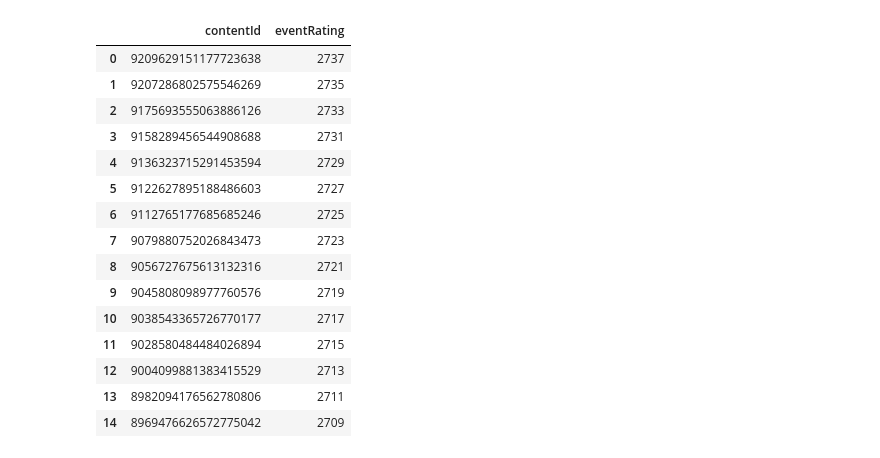
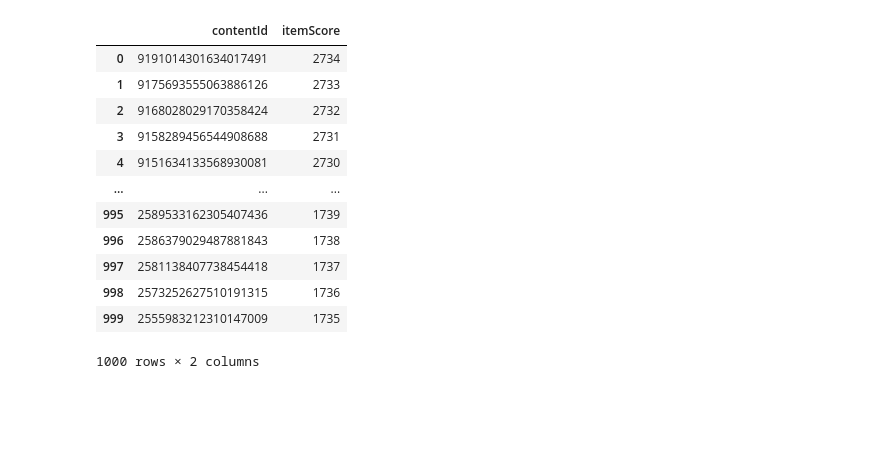
Before and after one commit to MK473203/NLP_project_35, a Jupyter notebook: project_1-3.ipynb, the cells around one changed output. Saved outputs shown, nothing was run; the diff lists cells and outputs as text; code cells hidden in the pictures; blank space fills up the shorter version.

```diff
--- a/project_1-3.ipynb
+++ b/project_1-3.ipynb
@@ -359,7 +133,7 @@ class CFrecommender2:
 
         #use train data
         self.matrix = csr_matrix(train_set_index.pivot_table(index='personId', columns='contentId', values='eventRating', fill_value=0))
-        #self.matrix_test = csr_matrix(test_set_index.pivot_table(index='personId', columns='contentId', values='eventRating', fill_value=0))
+        #self.matrix = csr_matrix(test_set_index.pivot_table(index='personId', columns='contentId', values='eventRating', fill_value=0))
 
         self.users = dict(zip(user_ids, list(range(len(user_ids)))))
         self.contents = dict(zip(content_ids, list(range(len(content_ids)))))
@@ -374,14 +148,21 @@ class CFrecommender2:
         return self.MODEL_NAME
 
 
-    def users_highest_item(self, user_id):
+    def users_highest_item(self, user_id, item_based, items_to_ignore=[]):
         user_list = interactions_df[interactions_df['personId'] == user_id]
-        #print(user_list)
-        highest_rated_item = user_list[user_list['eventRating'] == max(user_list['eventRating'])]['contentId'].iloc[0]
+        highest_rated_items = user_list[user_list['eventRating'] == max(user_list['eventRating'])]['contentId']
+        if item_based:
+            highest_rated_item = highest_rated_items.iloc[0]
+        elif not item_based:
+            highest_rated_item = [item for idx, item in enumerate(highest_rated_items) if item not in items_to_ignore]
+            if len(highest_rated_item)==0:
+                highest_rated_item = []
+            else:
+                highest_rated_item = highest_rated_item[0]
         #print(highest_rated_item)
         return(highest_rated_item)
 
-    def find_similar(self, matrix, item_based=True):
+    def find_similar(self, matrix, item_based):
         if item_based:
             # For item-based collaborative filtering, transpose the matrix
             matrix = matrix.T
@@ -390,16 +171,19 @@ class CFrecommender2:
         similarity_matrix = cosine_similarity(matrix, dense_output=False)
         return similarity_matrix
 
-    def recommend_items(self, user_id, items_to_ignore=[], topn=15, item_based=True, verbose=False):
+    def recommend_items(self, user_id, items_to_ignore=[], topn=1000, item_based=True, verbose=False):
+        item_based=self.item_based
+        similarity_matrix = self.find_similar(self.matrix, item_based)
 
-        similarity_matrix = self.find_similar(self.matrix, item_based)
+        #if not item_based:
+        #    print("no")
 
         if item_based:
 
         # Get the index of the user in the matrix
             user_index = self.users.get(user_id)
 
-            similar_item_to = self.users_highest_item(user_id)
+            similar_item_to = self.users_highest_item(user_id, item_based)
 
             # Compute the scores based on cosine similarity
             scores = similarity_matrix[self.contents.get(similar_item_to)]
@@ -409,7 +193,7 @@ class CFrecommender2:
             #scores = np.array([score if idx not in items_to_ignore else -1 for idx, score in enumerate(scores)])
             scores = np.array([score if self.contents_inv.get(idx) not in items_to_ignore else -1 for idx, score in enumerate(scores)])
 
-            recommended_item_indices = np.argsort(scores, kind='heapsort')[::-2][:topn]
+            recommended_item_indices = np.argsort(scores, kind='heapsort')[::-1][:topn]
 
         #    Get contentIds and scores for top items
             recommended_items = [self.contents_inv.get(idx) for idx in recommended_item_indices]
@@ -418,52 +202,52 @@ class CFrecommender2:
         elif not item_based:
             user_index = self.users.get(user_id)
             scores = similarity_matrix[user_index]
             scores = pd.DataFrame(scores.todense())
             #recommended_items = [self.users_highest_item(user) for user in recommended_users]
             # Get indices of top items
-            recommended_item_indices = np.argsort(scores, kind='heapsort')[::-2][:topn]
+            recommended_item_indices = np.argsort(scores, kind='heapsort')[::-1][:topn]
 
             # Get contentIds and scores for top items
-            recommended_items = [self.users_highest_item(self.users_inv(idx)) for idx in recommended_item_indices]
+            recommended_items = [self.users_highest_item(self.users_inv.get(idx), item_based, items_to_ignore) for idx in recommended_item_indices]
             scores = [scores[idx] for idx in recommended_item_indices]
 
         recommendations_df = pd.DataFrame({
             'contentId': recommended_items,
-            'eventRating': scores
+            'itemScore': scores
         })
+
+        if recommendations_df.empty:
+            print("Empty", user_id, item_based, len(items_to_ignore))
 
         if verbose:
             if self.items is None:
                 raise Exception('"items_df" is required in verbose mode')
 
             recommendations_df = recommendations_df.merge(self.items, how = 'left',
                                                           left_on = 'contentId',
                                                           right_on = 'contentId')[['eventRating', 'contentId', 'title', 'url', 'lang']]
 
 
         return recommendations_df
 
 
 user_recommender_model2 = CFrecommender2(items=articles, item_based=False)
 item_recommender_model2 = CFrecommender2(items=articles, item_based=True)
 item_recommender_model2.recommend_items(-9016528795238256703)
 # %% [output]
-|  | contentId | eventRating |
-| 0 | 9209629151177723638 | 2737 |
-| 1 | 9207286802575546269 | 2735 |
-| 2 | 9175693555063886126 | 2733 |
+|  | contentId | itemScore |
+| 0 | 9191014301634017491 | 2734 |
+| 1 | 9175693555063886126 | 2733 |
+| 2 | 9168028029170358424 | 2732 |
 | 3 | 9158289456544908688 | 2731 |
-| 4 | 9136323715291453594 | 2729 |
-| 5 | 9122627895188486603 | 2727 |
-| 6 | 9112765177685685246 | 2725 |
-| 7 | 9079880752026843473 | 2723 |
-| 8 | 9056727675613132316 | 2721 |
-| 9 | 9045808098977760576 | 2719 |
-| 10 | 9038543365726770177 | 2717 |
-| 11 | 9028580484484026894 | 2715 |
-| 12 | 9004099881383415529 | 2713 |
-| 13 | 8982094176562780806 | 2711 |
-| 14 | 8969476626572775042 | 2709 |
+| 4 | 9151634133568930081 | 2730 |
+| ... | ... | ... |
+| 995 | 2589533162305407436 | 1739 |
+| 996 | 2586379029487881843 | 1738 |
+| 997 | 2581138407738454418 | 1737 |
+| 998 | 2573252627510191315 | 1736 |
+| 999 | 2555983212310147009 | 1735 |
+1000 rows × 2 columns
 # %%
 
 class CFrecommender:
```
Also changed, not shown: parts of 17 cells of this notebook.
